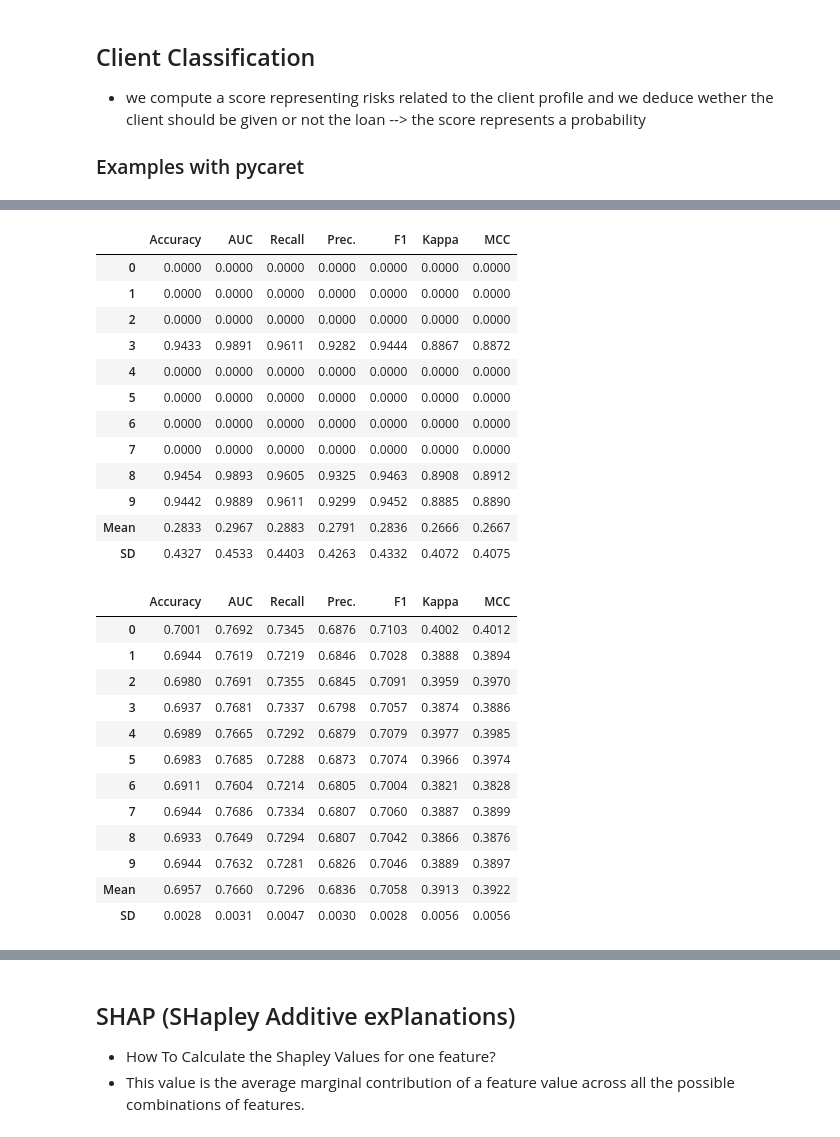
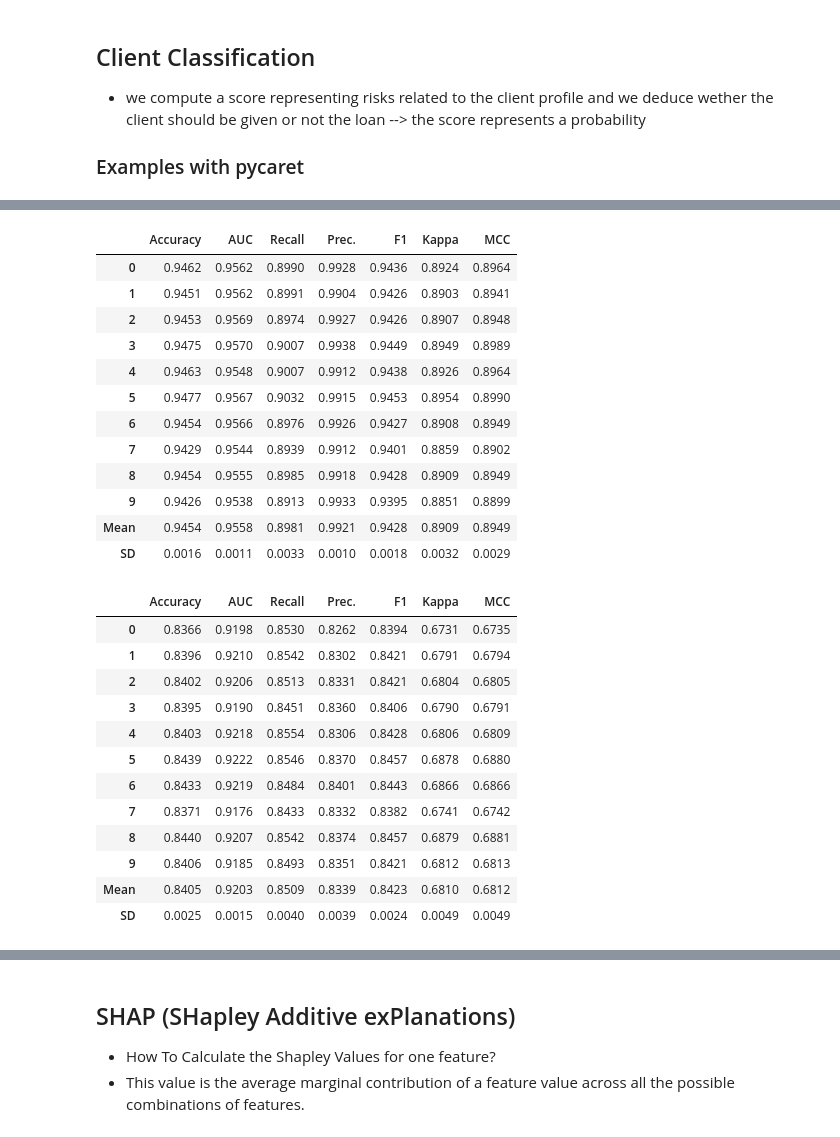
Before and after one commit to a-olfa/P7_OC, a Jupyter notebook: projet7_pretraitement_modelisation.ipynb, the cells around one changed output, grey strips where cells are left out. Drawn from its saved outputs; the diff is of its cells as text; code cells hidden in the pictures.

```diff
--- a/projet7_pretraitement_modelisation.ipynb
+++ b/projet7_pretraitement_modelisation.ipynb
@@ -2360,35 +2427,33 @@ best_model = compare_models(exclude=['knn'], fold=5)
 # %%
-# best models
-model  = create_model('et')
-
-#model = create_tune_model('et')
+# best model
+model  = create_model('xgboost')
 # %% [output]
 |  | Accuracy | AUC | Recall | Prec. | F1 | Kappa | MCC |
-| 0 | 0.0000 | 0.0000 | 0.0000 | 0.0000 | 0.0000 | 0.0000 | 0.0000 |
-| 1 | 0.0000 | 0.0000 | 0.0000 | 0.0000 | 0.0000 | 0.0000 | 0.0000 |
-| 2 | 0.0000 | 0.0000 | 0.0000 | 0.0000 | 0.0000 | 0.0000 | 0.0000 |
-| 3 | 0.9433 | 0.9891 | 0.9611 | 0.9282 | 0.9444 | 0.8867 | 0.8872 |
-| 4 | 0.0000 | 0.0000 | 0.0000 | 0.0000 | 0.0000 | 0.0000 | 0.0000 |
-| 5 | 0.0000 | 0.0000 | 0.0000 | 0.0000 | 0.0000 | 0.0000 | 0.0000 |
-| 6 | 0.0000 | 0.0000 | 0.0000 | 0.0000 | 0.0000 | 0.0000 | 0.0000 |
-| 7 | 0.0000 | 0.0000 | 0.0000 | 0.0000 | 0.0000 | 0.0000 | 0.0000 |
-| 8 | 0.9454 | 0.9893 | 0.9605 | 0.9325 | 0.9463 | 0.8908 | 0.8912 |
-| 9 | 0.9442 | 0.9889 | 0.9611 | 0.9299 | 0.9452 | 0.8885 | 0.8890 |
-| Mean | 0.2833 | 0.2967 | 0.2883 | 0.2791 | 0.2836 | 0.2666 | 0.2667 |
-| SD | 0.4327 | 0.4533 | 0.4403 | 0.4263 | 0.4332 | 0.4072 | 0.4075 |
+| 0 | 0.9462 | 0.9562 | 0.8990 | 0.9928 | 0.9436 | 0.8924 | 0.8964 |
+| 1 | 0.9451 | 0.9562 | 0.8991 | 0.9904 | 0.9426 | 0.8903 | 0.8941 |
+| 2 | 0.9453 | 0.9569 | 0.8974 | 0.9927 | 0.9426 | 0.8907 | 0.8948 |
+| 3 | 0.9475 | 0.9570 | 0.9007 | 0.9938 | 0.9449 | 0.8949 | 0.8989 |
+| 4 | 0.9463 | 0.9548 | 0.9007 | 0.9912 | 0.9438 | 0.8926 | 0.8964 |
+| 5 | 0.9477 | 0.9567 | 0.9032 | 0.9915 | 0.9453 | 0.8954 | 0.8990 |
+| 6 | 0.9454 | 0.9566 | 0.8976 | 0.9926 | 0.9427 | 0.8908 | 0.8949 |
+| 7 | 0.9429 | 0.9544 | 0.8939 | 0.9912 | 0.9401 | 0.8859 | 0.8902 |
+| 8 | 0.9454 | 0.9555 | 0.8985 | 0.9918 | 0.9428 | 0.8909 | 0.8949 |
+| 9 | 0.9426 | 0.9538 | 0.8913 | 0.9933 | 0.9395 | 0.8851 | 0.8899 |
+| Mean | 0.9454 | 0.9558 | 0.8981 | 0.9921 | 0.9428 | 0.8909 | 0.8949 |
+| SD | 0.0016 | 0.0011 | 0.0033 | 0.0010 | 0.0018 | 0.0032 | 0.0029 |
 # %%
 tuned_model = tune_model(model, n_iter=10, optimize = 'Precision')
 # %% [output]
 |  | Accuracy | AUC | Recall | Prec. | F1 | Kappa | MCC |
-| 0 | 0.7001 | 0.7692 | 0.7345 | 0.6876 | 0.7103 | 0.4002 | 0.4012 |
-| 1 | 0.6944 | 0.7619 | 0.7219 | 0.6846 | 0.7028 | 0.3888 | 0.3894 |
-| 2 | 0.6980 | 0.7691 | 0.7355 | 0.6845 | 0.7091 | 0.3959 | 0.3970 |
-| 3 | 0.6937 | 0.7681 | 0.7337 | 0.6798 | 0.7057 | 0.3874 | 0.3886 |
-| 4 | 0.6989 | 0.7665 | 0.7292 | 0.6879 | 0.7079 | 0.3977 | 0.3985 |
-| 5 | 0.6983 | 0.7685 | 0.7288 | 0.6873 | 0.7074 | 0.3966 | 0.3974 |
-| 6 | 0.6911 | 0.7604 | 0.7214 | 0.6805 | 0.7004 | 0.3821 | 0.3828 |
-| 7 | 0.6944 | 0.7686 | 0.7334 | 0.6807 | 0.7060 | 0.3887 | 0.3899 |
-| 8 | 0.6933 | 0.7649 | 0.7294 | 0.6807 | 0.7042 | 0.3866 | 0.3876 |
-| 9 | 0.6944 | 0.7632 | 0.7281 | 0.6826 | 0.7046 | 0.3889 | 0.3897 |
-| Mean | 0.6957 | 0.7660 | 0.7296 | 0.6836 | 0.7058 | 0.3913 | 0.3922 |
-| SD | 0.0028 | 0.0031 | 0.0047 | 0.0030 | 0.0028 | 0.0056 | 0.0056 |
+| 0 | 0.8366 | 0.9198 | 0.8530 | 0.8262 | 0.8394 | 0.6731 | 0.6735 |
+| 1 | 0.8396 | 0.9210 | 0.8542 | 0.8302 | 0.8421 | 0.6791 | 0.6794 |
+| 2 | 0.8402 | 0.9206 | 0.8513 | 0.8331 | 0.8421 | 0.6804 | 0.6805 |
+| 3 | 0.8395 | 0.9190 | 0.8451 | 0.8360 | 0.8406 | 0.6790 | 0.6791 |
+| 4 | 0.8403 | 0.9218 | 0.8554 | 0.8306 | 0.8428 | 0.6806 | 0.6809 |
+| 5 | 0.8439 | 0.9222 | 0.8546 | 0.8370 | 0.8457 | 0.6878 | 0.6880 |
+| 6 | 0.8433 | 0.9219 | 0.8484 | 0.8401 | 0.8443 | 0.6866 | 0.6866 |
+| 7 | 0.8371 | 0.9176 | 0.8433 | 0.8332 | 0.8382 | 0.6741 | 0.6742 |
+| 8 | 0.8440 | 0.9207 | 0.8542 | 0.8374 | 0.8457 | 0.6879 | 0.6881 |
+| 9 | 0.8406 | 0.9185 | 0.8493 | 0.8351 | 0.8421 | 0.6812 | 0.6813 |
+| Mean | 0.8405 | 0.9203 | 0.8509 | 0.8339 | 0.8423 | 0.6810 | 0.6812 |
+| SD | 0.0025 | 0.0015 | 0.0040 | 0.0039 | 0.0024 | 0.0049 | 0.0049 |
```
Also changed, not shown: parts of 74 cells of this notebook.
